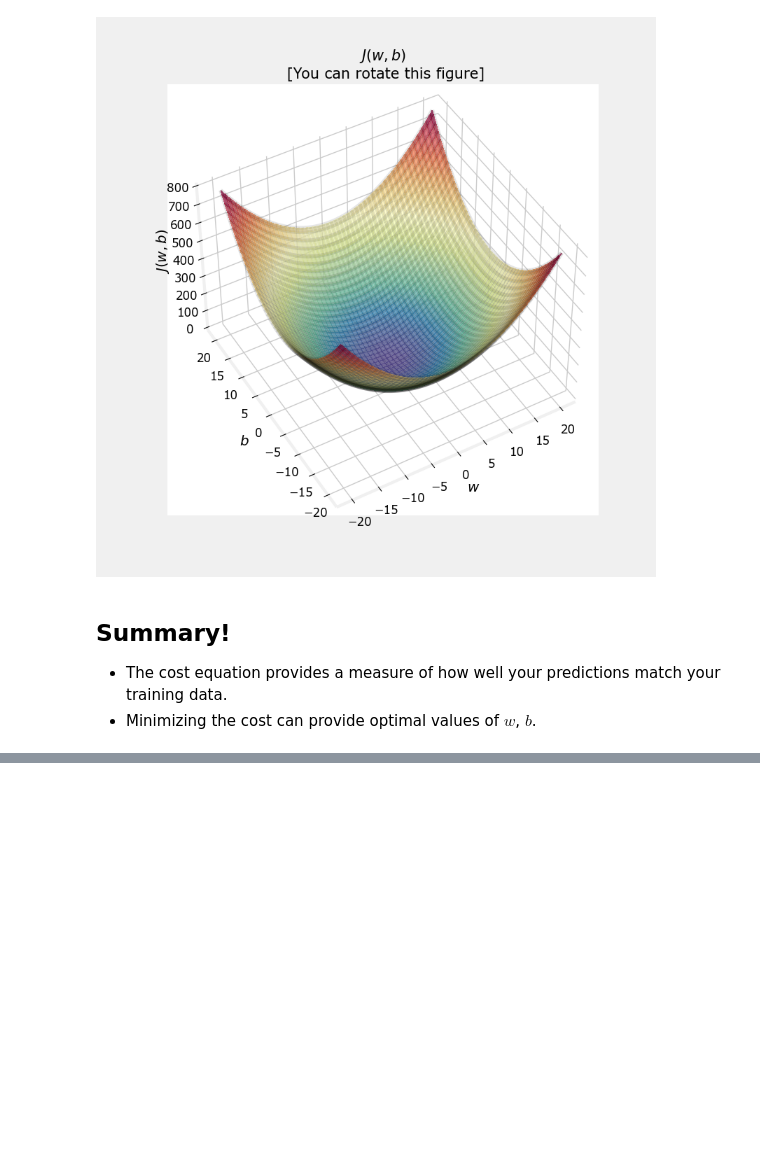
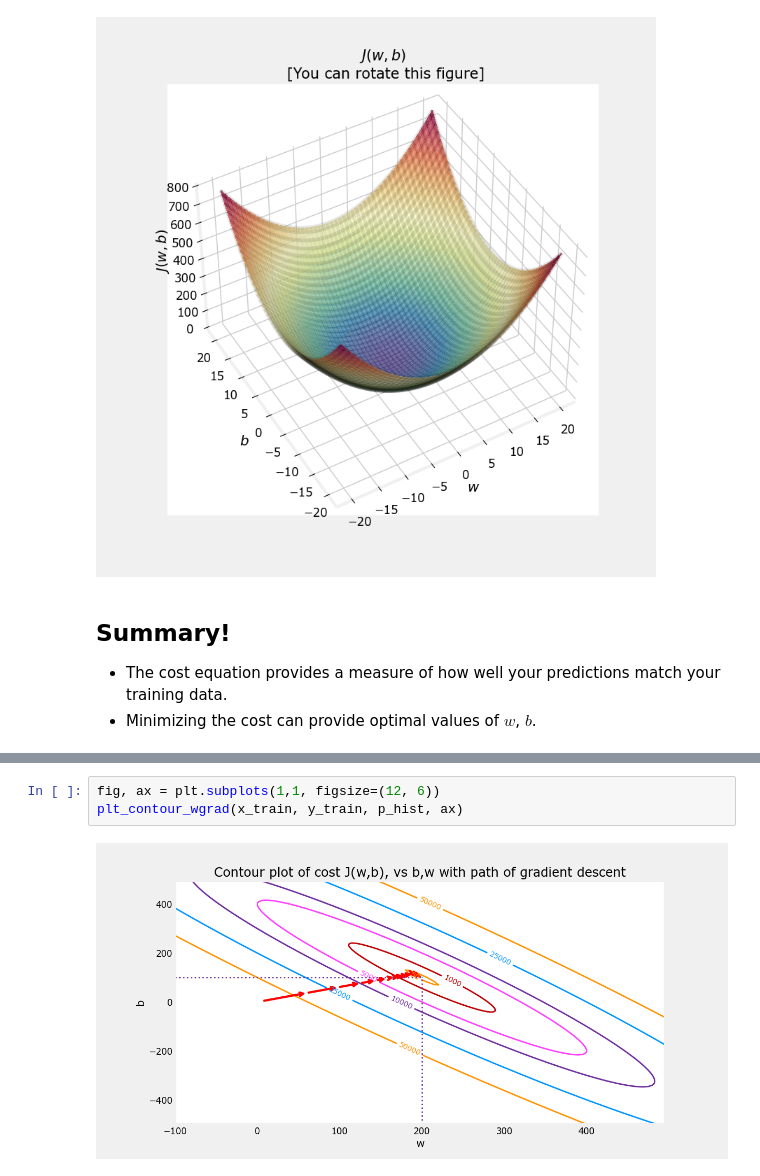
Before and after one commit to HaririAli/machine-learning-lab, a Jupyter notebook: linear-regression-lab.ipynb, the cells around one changed output, grey strips where cells are left out. Saved outputs shown, nothing was run; the diff lists cells and outputs as text; blank space fills up the shorter version.

```diff
--- a/linear-regression-lab.ipynb
+++ b/linear-regression-lab.ipynb
@@ -305,0 +535,5 @@ soup_bowl()
+# %%
+fig, ax = plt.subplots(1,1, figsize=(12, 6))
+plt_contour_wgrad(x_train, y_train, p_hist, ax)
+# %% [output]
+[figure, added]
```
Also changed, not shown: parts of 25 cells of this notebook, 1 other file.
